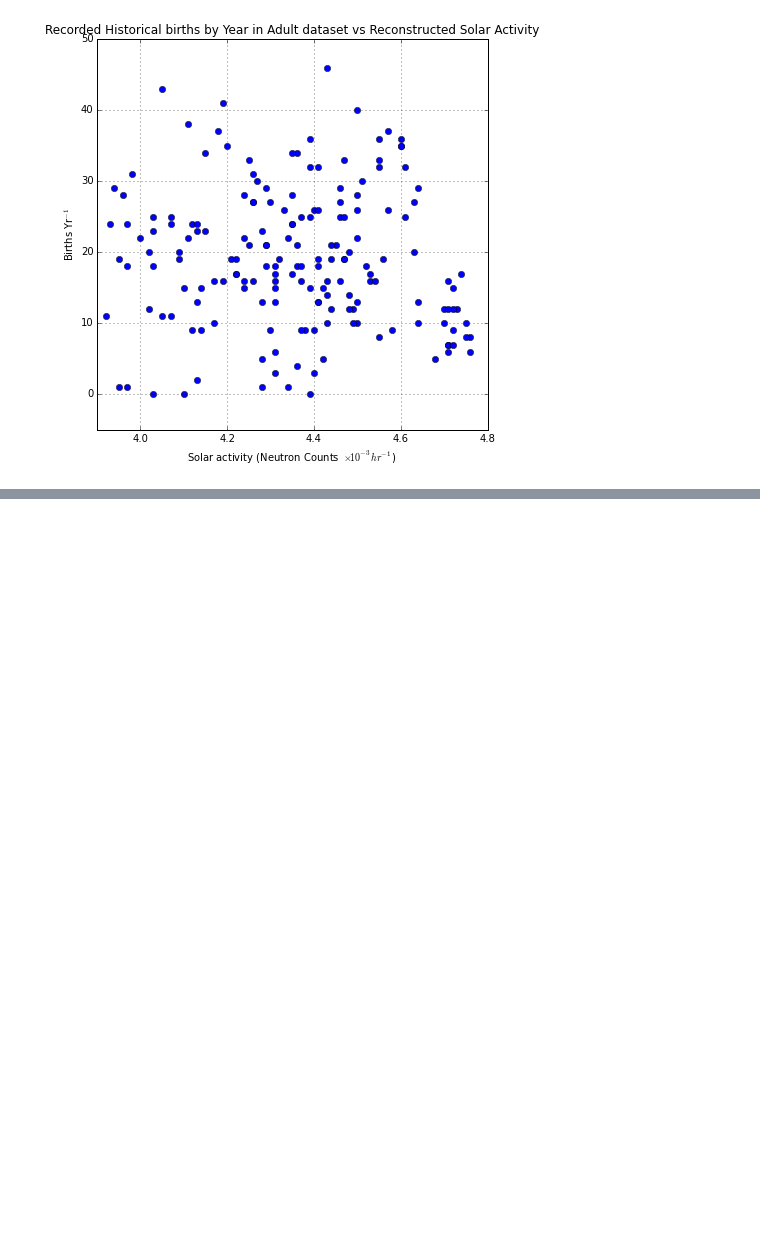
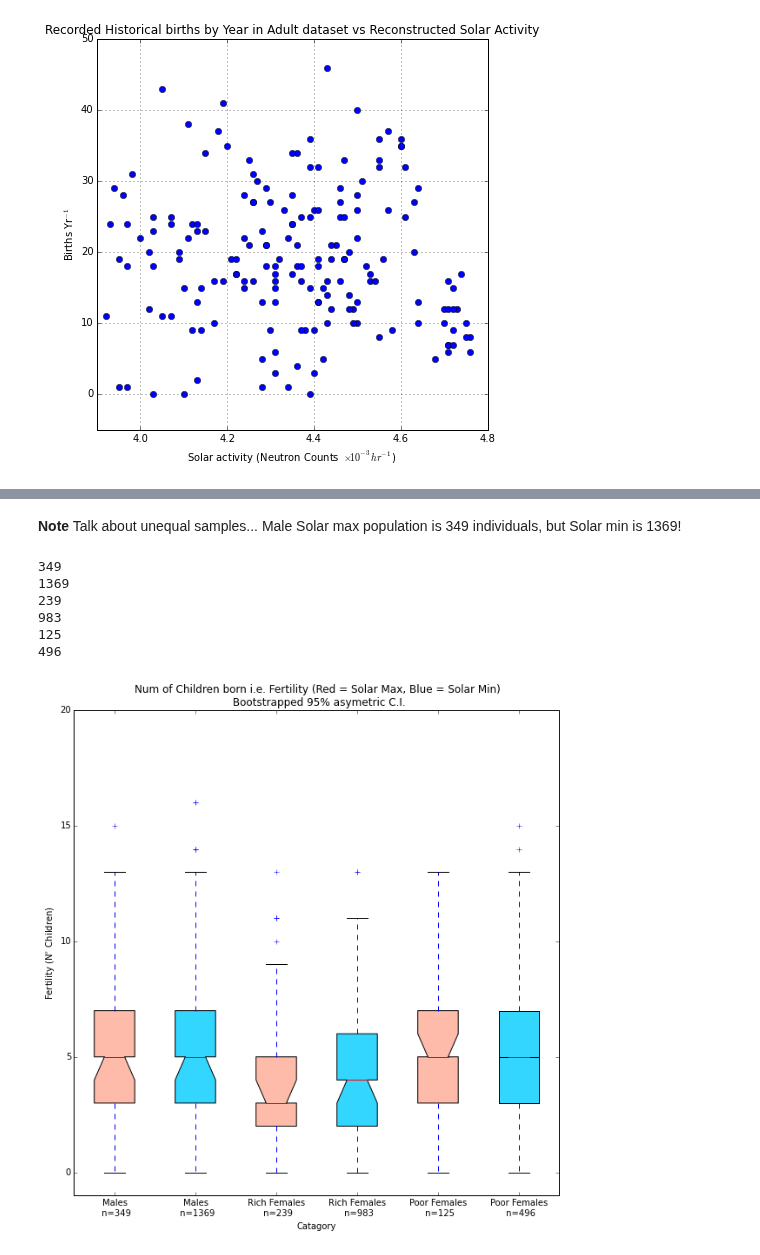
Before and after one commit to benlaken/Nbks, a Jupyter notebook: Historical_birth_analysis.ipynb, the cells around one changed output, grey strips where cells are left out. Drawn from its saved outputs; the diff is of its cells as text; code cells hidden in the pictures; blank space fills up the shorter version.

```diff
--- a/Historical_birth_analysis.ipynb
+++ b/Historical_birth_analysis.ipynb
@@ -132,0 +233,56 @@ plt.show(fig4)
+# %% [markdown]
+**Note** Talk about unequal samples... Male Solar max population is 349 individuals, but Solar min is 1369!
+# %%
+# Gather data for boxplot fun...
+print(len(Adults.NumKids[(Adults.Gender == 'M')&(Adults.SolarPhase == 'MAX')]))
+print(len(Adults.NumKids[(Adults.Gender == 'M')&(Adults.SolarPhase == 'MIN')]))
+
+print(len(Adults.NumKids[(Adults.Gender == 'F')&(Adults.SolarPhase == 'MAX')&(Adults.SocialStatus == 'High')]))
+print(len(Adults.NumKids[(Adults.Gender == 'F')&(Adults.SolarPhase == 'MIN')&(Adults.SocialStatus == 'High')]))
+
+print(len(Adults.NumKids[(Adults.Gender == 'F')&(Adults.SolarPhase == 'MAX')&(Adults.SocialStatus == 'Low')]))
+print(len(Adults.NumKids[(Adults.Gender == 'F')&(Adults.SolarPhase == 'MIN')&(Adults.SocialStatus == 'Low')]))
+# %% [output]
+349
+1369
+239
+983
+125
+496
+# %%
+
+# fake data
+#data = np.random.normal(size=(37, 4))
+data = [
+    Adults.NumKids[(Adults.Gender == 'M')&(Adults.SolarPhase == 'MAX')],
+    Adults.NumKids[(Adults.Gender == 'M')&(Adults.SolarPhase == 'MIN')],
+    Adults.NumKids[(Adults.Gender == 'F')&(Adults.SolarPhase == 'MAX')&(Adults.SocialStatus == 'Low')],
+    Adults.NumKids[(Adults.Gender == 'F')&(Adults.SolarPhase == 'MIN')&(Adults.SocialStatus == 'Low')],
+    Adults.NumKids[(Adults.Gender == 'F')&(Adults.SolarPhase == 'MAX')&(Adults.SocialStatus == 'High')],
+    Adults.NumKids[(Adults.Gender == 'F')&(Adults.SolarPhase == 'MIN')&(Adults.SocialStatus == 'High')],
+        ]
+
+labels = list(['Males \n n=349',
+               'Males \n n=1369',
+               'Rich Females \n n=239',
+               'Rich Females \n n=983',
+               'Poor Females \n n=125',
+               'Poor Females \n n=496'])
+
+fig5 = plt.figure()
+fig5.set_size_inches(10,10)
+ax1 = fig5.add_subplot(111)
+box = ax1.boxplot(data,notch=True,sym='b+',vert=True,bootstrap=10000,patch_artist=True)
+
+colors = ['#FFBBA9', '#33D6FF', '#FFBBA9', '#33D6FF', '#FFBBA9','#33D6FF']
+for patch, color in zip(box['boxes'], colors):
+    patch.set_facecolor(color)
+
+ax1.set_ylim(-1,20)
+ax1.set_title('Num of Children born i.e. Fertility (Red = Solar Max, Blue = Solar Min)  \n Bootstrapped 95% asymetric C.I.')
+ax1.set_xlabel('Catagory')
+ax1.set_ylabel(r'Fertility (N$^{o}$ Children)')
+ax1.set_xticklabels(labels)
+plt.show(fig5)
+# %% [output]
+[figure, added]
```
Also changed, not shown: parts of 13 cells of this notebook.
